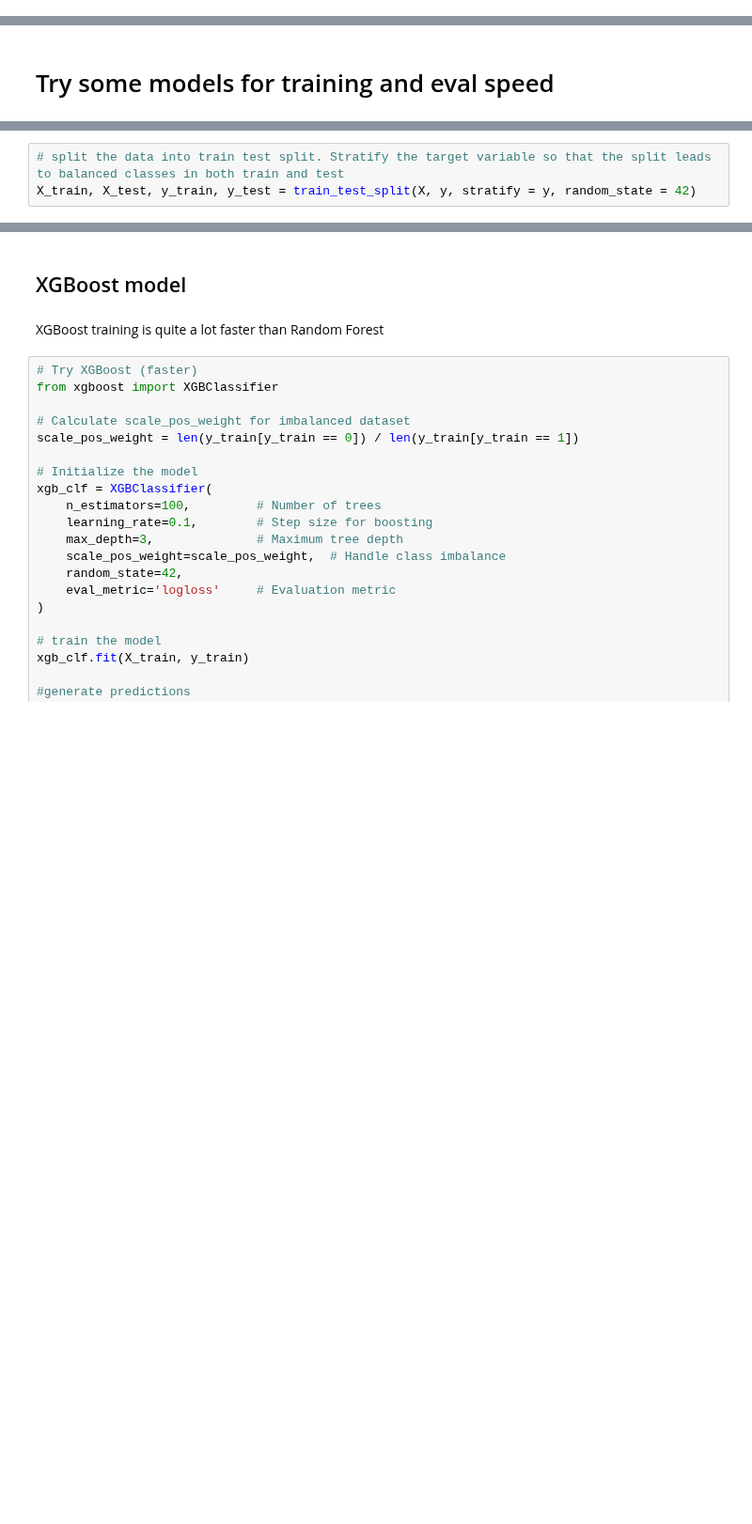
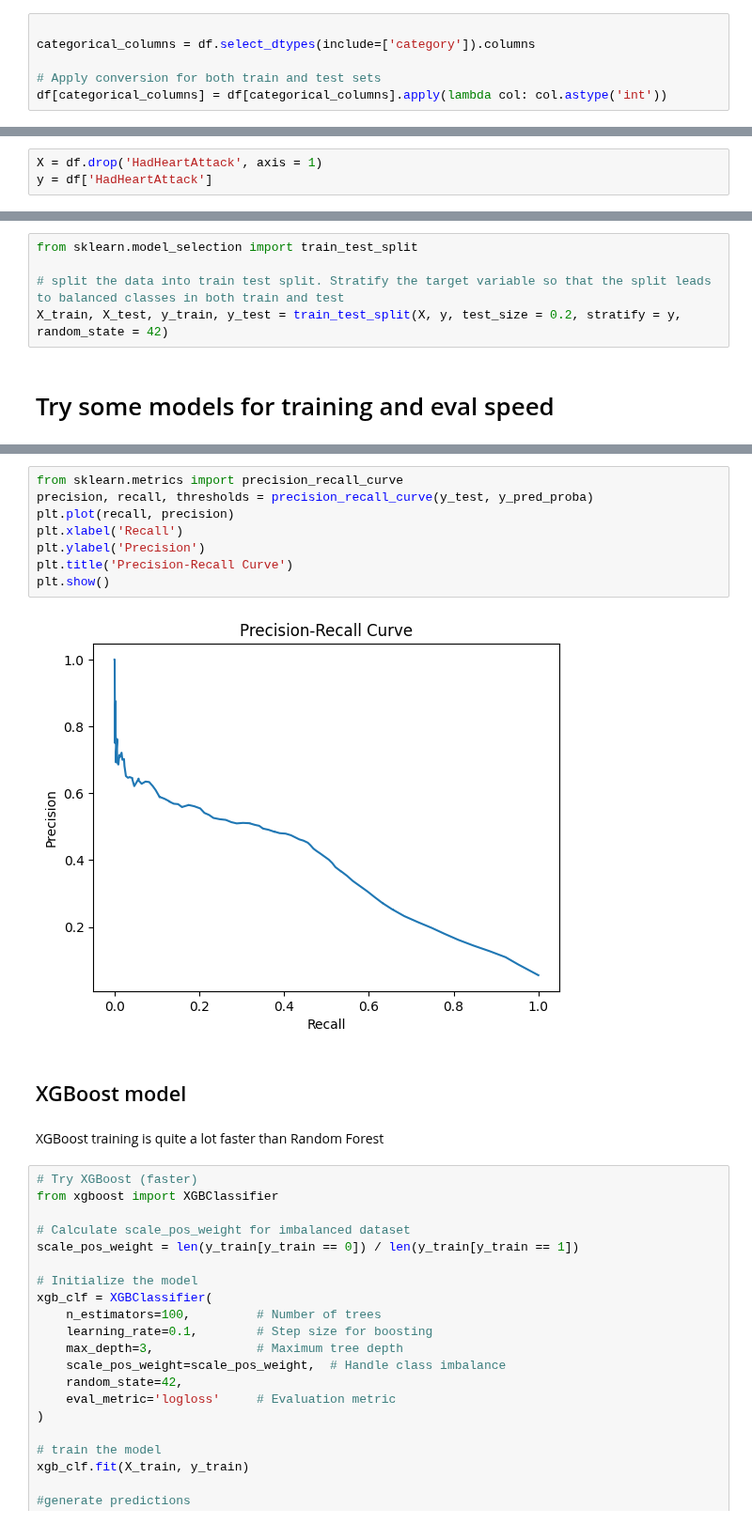
Before and after one commit to balintstewart77/magnimind-assignments, a Jupyter notebook: Capstone project/Heart Disease/notebooks/heart_prediction_balint.ipynb, the cells around one changed output, grey strips where cells are left out. Shown at 94% size. Cells and saved outputs as stored; diff of their text form; blank space fills up the shorter version.

```diff
--- a/Capstone project/Heart Disease/notebooks/heart_prediction_balint.ipynb
+++ b/Capstone project/Heart Disease/notebooks/heart_prediction_balint.ipynb
@@ -494,0 +560,6 @@ df.drop('GeneralHealth', axis = 1, inplace = True)
+# %%
+
+categorical_columns = df.select_dtypes(include=['category']).columns
+
+# Apply conversion for both train and test sets
+df[categorical_columns] = df[categorical_columns].apply(lambda col: col.astype('int'))
@@ -494,0 +611,3 @@ df.drop('GeneralHealth', axis = 1, inplace = True)
+# %%
+X = df.drop('HadHeartAttack', axis = 1)
+y = df['HadHeartAttack']
@@ -495,3 +628,8 @@ df.drop('GeneralHealth', axis = 1, inplace = True)
+# %%
+from sklearn.model_selection import train_test_split
+
+# split the data into train test split. Stratify the target variable so that the split leads to balanced classes in both train and test
+X_train, X_test, y_train, y_test = train_test_split(X, y, test_size = 0.2, stratify = y, random_state = 42)
 # %% [markdown]
 # Try some models for training and eval speed
 # %%
@@ -527,6 +638,3 @@ y.shape
-# %%
-# split the data into train test split. Stratify the target variable so that the split leads to balanced classes in both train and test
-X_train, X_test, y_train, y_test = train_test_split(X, y, stratify = y, random_state = 42)
 # %%
 # initialise the RF classifier
 rf_clf = RandomForestClassifier(class_weight = 'balanced',n_estimators = 100, random_state = 42)
@@ -551,3 +666,13 @@ ROC AUC: 0.63
+# %%
+from sklearn.metrics import precision_recall_curve
+precision, recall, thresholds = precision_recall_curve(y_test, y_pred_proba)
+plt.plot(recall, precision)
+plt.xlabel('Recall')
+plt.ylabel('Precision')
+plt.title('Precision-Recall Curve')
+plt.show()
+# %% [output]
+[figure, added]
 # %% [markdown]
 ## XGBoost model
 # %% [markdown]
```
Also changed, not shown: parts of 43 cells of this notebook, 1 other file.
